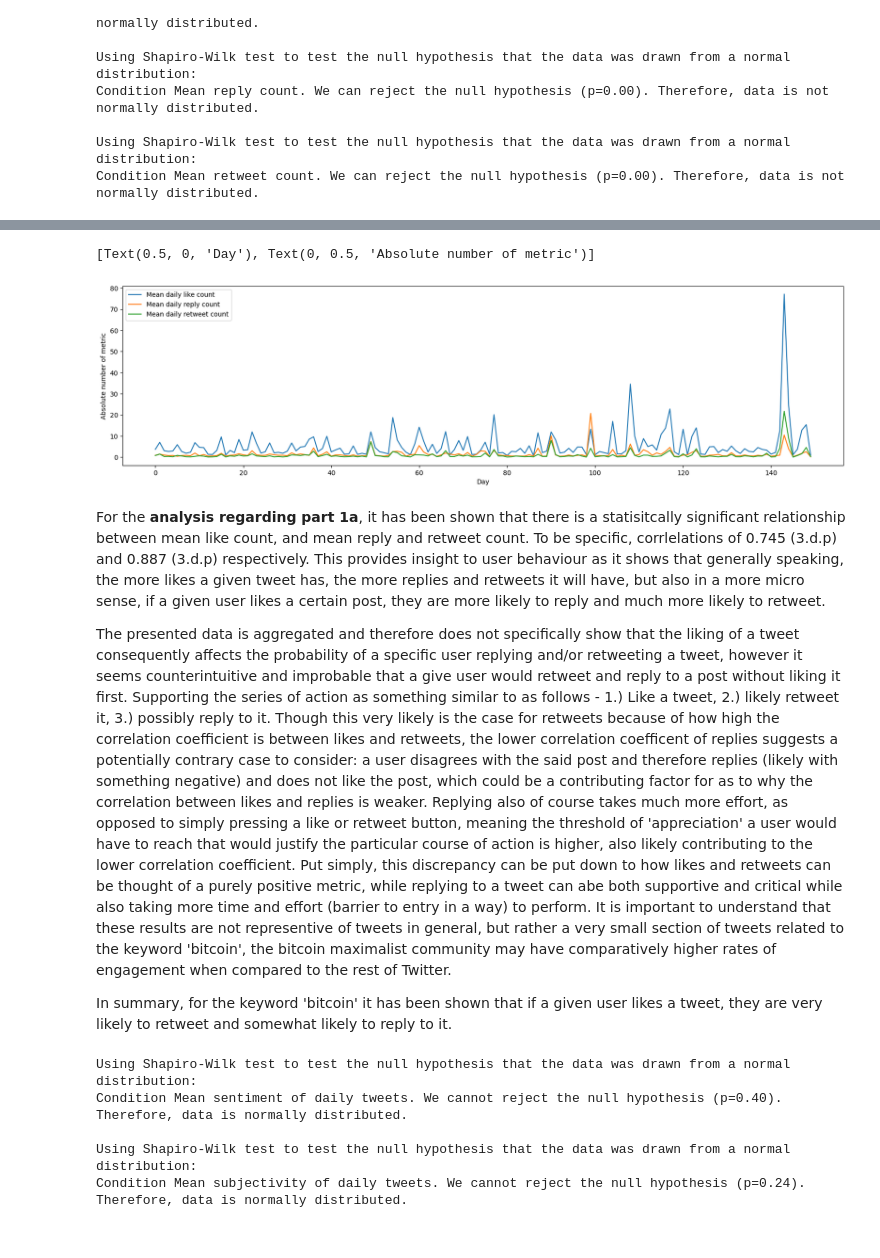
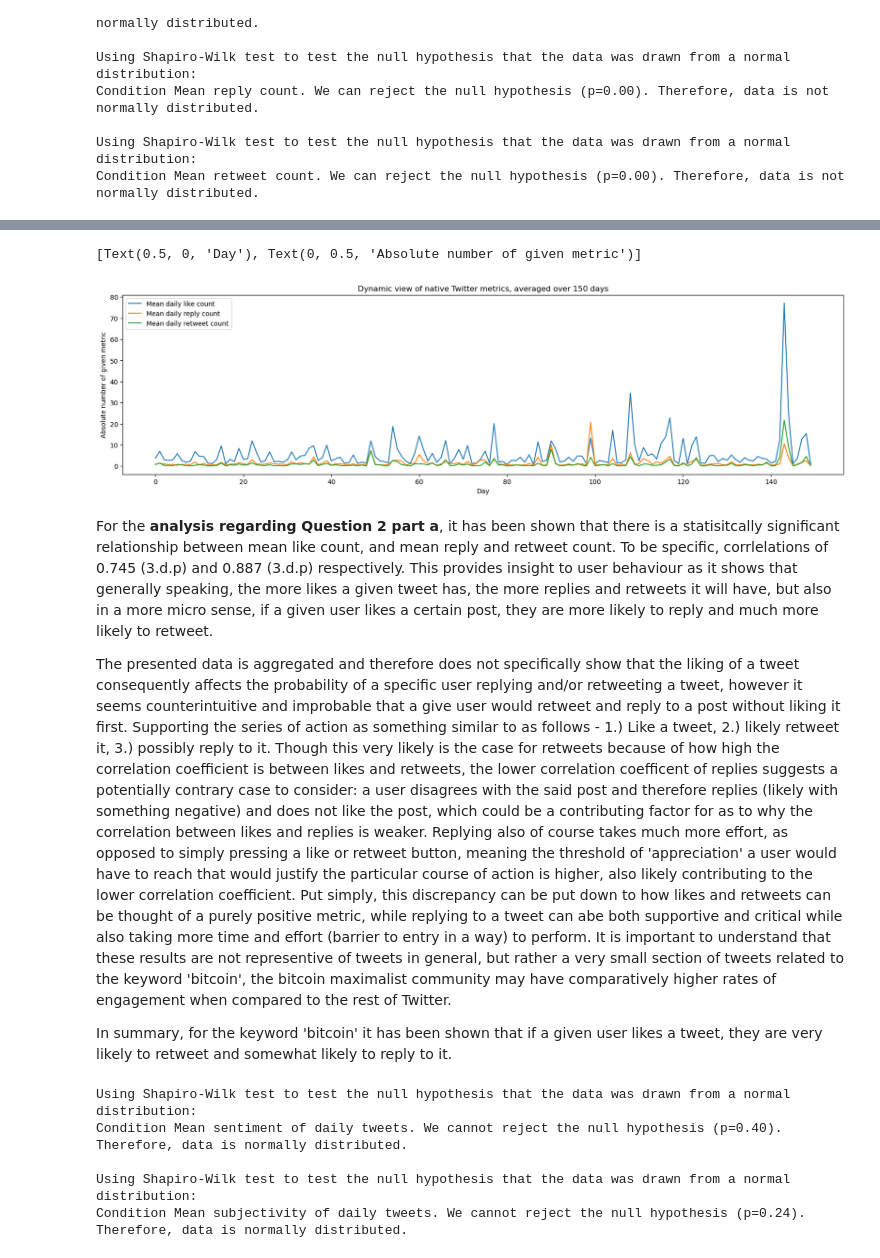
Before and after one commit to MurasatoNaoya/Proof-of-Concept-Banking-System-and-BTC-Market-Price-Tracking-Sentiment-Analysis-Projects, a Jupyter notebook: Courseworks/Part 2/SDPA_p2.ipynb, the cells around one changed output, grey strips where cells are left out. Drawn from its saved outputs; the diff is of its cells as text; code cells hidden in the pictures.

```diff
--- a/Courseworks/Part 2/SDPA_p2.ipynb
+++ b/Courseworks/Part 2/SDPA_p2.ipynb
@@ -471,13 +578,13 @@ The statistically affirmed correlation between the two variables has been found
 # %%
 # Plotting line graph to visualise correlation, (transformations applied where necessary).
 
 plt.figure(figsize=(20, 5))
-sns.lineplot(x = df_bitcoin.index, y = 'Mean like count', data = df_bitcoin, label = 'Mean daily like count ').set(xlabel = 'Day', ylabel = 'Absolute number of metric')
-sns.lineplot(x = df_bitcoin.index, y = 'Mean reply count', data = df_bitcoin, label = 'Mean daily reply count').set(xlabel = 'Day', ylabel = 'Absolute number of metrice')
-sns.lineplot(x = df_bitcoin.index, y = 'Mean retweet count', data = df_bitcoin, label = 'Mean daily retweet count').set(xlabel = 'Day', ylabel = 'Absolute number of metric')
+sns.lineplot(x = df_bitcoin.index, y = 'Mean like count', data = df_bitcoin, label = 'Mean daily like count ').set(title = 'Dynamic view of native Twitter metrics, averaged over 150 days', xlabel = 'Day', ylabel = 'Absolute number of given metric')
+sns.lineplot(x = df_bitcoin.index, y = 'Mean reply count', data = df_bitcoin, label = 'Mean daily reply count').set(xlabel = 'Day', ylabel = 'Absolute number of given metric')
+sns.lineplot(x = df_bitcoin.index, y = 'Mean retweet count', data = df_bitcoin, label = 'Mean daily retweet count').set(xlabel = 'Day', ylabel = 'Absolute number of given metric')
 # %% [output]
-[Text(0.5, 0, 'Day'), Text(0, 0.5, 'Absolute number of metric')]
+[Text(0.5, 0, 'Day'), Text(0, 0.5, 'Absolute number of given metric')]
-[figure, old version]
+[figure, new version]
 # %% [markdown]
-For the **analysis regarding part 1a**, it has been shown that there is a statisitcally significant relationship between mean like count, and mean reply and retweet count. To be specific, corrlelations of 0.745 (3.d.p) and 0.887 (3.d.p) respectively. This provides insight to user behaviour as it shows that generally speaking, the more likes a given tweet has, the more replies and retweets it will have, but also in a more micro sense, if a given user likes a certain post, they are more likely to reply and much more likely to retweet.
+For the **analysis regarding Question 2 part a**, it has been shown that there is a statisitcally significant relationship between mean like count, and mean reply and retweet count. To be specific, corrlelations of 0.745 (3.d.p) and 0.887 (3.d.p) respectively. This provides insight to user behaviour as it shows that generally speaking, the more likes a given tweet has, the more replies and retweets it will have, but also in a more micro sense, if a given user likes a certain post, they are more likely to reply and much more likely to retweet.
 
```
Also changed, not shown: parts of 29 cells of this notebook.
